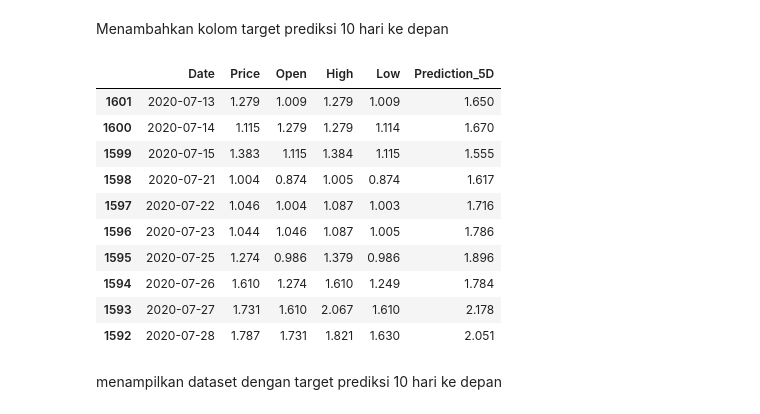
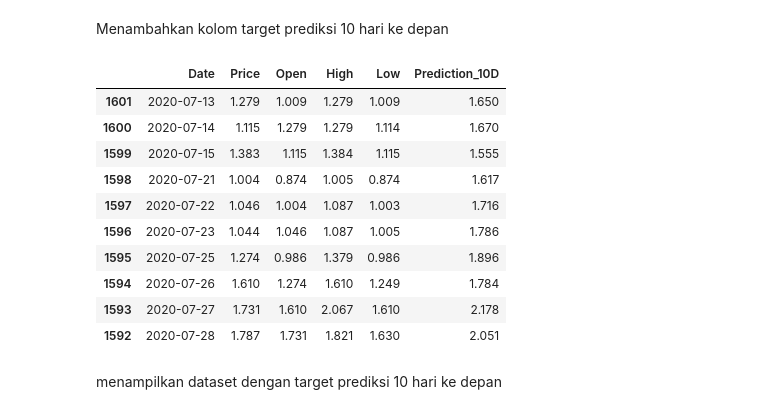
Before and after one commit to tri1505/Prediktif_analsis_Solana_XGBoost, a Jupyter notebook: Submission_1_analisis_prediksi_harga_solana.ipynb, the cells around one changed output. Saved outputs shown, nothing was run; the diff lists cells and outputs as text; code cells hidden in the pictures.

```diff
--- a/Submission_1_analisis_prediksi_harga_solana.ipynb
+++ b/Submission_1_analisis_prediksi_harga_solana.ipynb
@@ -208,13 +228,13 @@ Pada bagian ini akan dilakukan beberapa persiapan data yaitu:
 Dalam rangka memprediksi harga Solana untuk 10 hari ke depan, langkah pertama adalah membagi feature dan target. Numerical feature yang digunakan terdiri dari kolom high, low, open, price. Target merupakan prediksi harga penutupan (closing price) Solana pada hari ke-10 setelah data pada hari yang sedang diproses. Untuk menetapkan kolom target ini, digunakan teknik shifting, di mana data harga penutupan bergeser sebanyak 10 hari ke depan.
 # %%
 
-df['Prediction_5D'] = df['Price'].shift(-10)
+df['Prediction_10D'] = df['Price'].shift(-10)
 # %% [markdown]
 Menambahkan kolom target prediksi 10 hari ke depan
 # %%
-df.head(10)[['Date', 'Price', 'Open', 'High', 'Low','Prediction_5D']]
+df.head(10)[['Date', 'Price', 'Open', 'High', 'Low','Prediction_10D']]
 # %% [output]
-|  | Date | Price | Open | High | Low | Prediction_5D |
+|  | Date | Price | Open | High | Low | Prediction_10D |
 | 1601 | 2020-07-13 | 1.279 | 1.009 | 1.279 | 1.009 | 1.650 |
 | 1600 | 2020-07-14 | 1.115 | 1.279 | 1.279 | 1.114 | 1.670 |
 | 1599 | 2020-07-15 | 1.383 | 1.115 | 1.384 | 1.115 | 1.555 |
```
Also changed, not shown: parts of 28 cells of this notebook, 1 other file.
